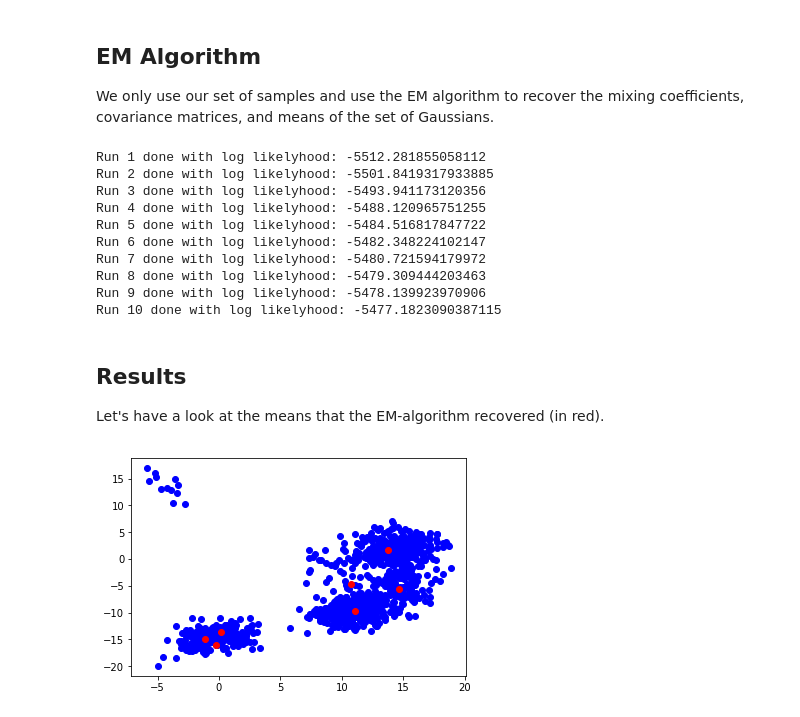
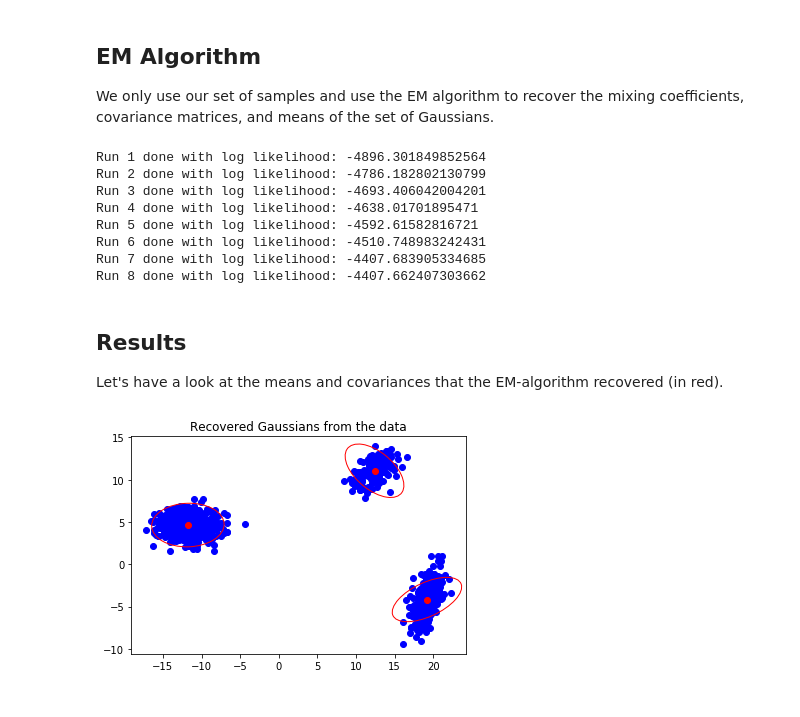
Before and after one commit to m-niemeyer/Inference_Gaussian_Mixture_EM_Algorithm, a Jupyter notebook: gaussian_mixture.ipynb, the cells around one changed output. Cells and saved outputs as stored; diff of their text form; code cells hidden in the pictures.

```diff
--- a/gaussian_mixture.ipynb
+++ b/gaussian_mixture.ipynb
@@ -21,7 +35,7 @@ def generate_mixing_coefficients(number):
     pi_v[number-1] = a
     return pi_v
 
-num_gaussian = 7
+num_gaussian = 3
 pi_v = generate_mixing_coefficients(num_gaussian)
 sigma_v = np.zeros((num_gaussian,2,2))
 sigma_v[:, 0, 0] = np.random.uniform(1, 4, size=num_gaussian)
@@ -29,9 +43,7 @@ sigma_v[:, 1, 1] = np.random.uniform(1, 4, size=num_gaussian)
 sigma_v[:, 0, 1] = np.random.normal(0, 1, size=num_gaussian)
 sigma_v[:, 1, 0] = sigma_v[:, 0, 1]
 
-mean_v = np.random.uniform(-15, 15, size=(num_gaussian, 2))
-
-#samples = np.random.multivariate_normal(mean_v[0], sigma_v[0], size=10)
+mean_v = np.random.uniform(-20, 20, size=(num_gaussian, 2))
 # %% [markdown]
 Now, we can draw samples from the mixture of Gaussians by executing the following procedure for each sample:
 1. Draw $\pi_k$ from the Categorical distribution conditioned on the vector $\mathbf{\pi_v}$ which are the mixing coefficients
@@ -63,14 +75,14 @@ for i in range(num_gaussian-1):
 pi_em[num_gaussian-1] = a
 gamma = np.zeros((num_samples, num_gaussian))
 # %%
-def log_likelyhood(x, mean_em, sigma_em, pi_em):
+def log_likelihood(x, mean_em, sigma_em, pi_em):
     s = np.sum([np.log(np.sum([pi_em[k]*multivariate_normal.pdf(x_i, mean=mean_em[k,:], cov=sigma_em[k,:,:]) for k in range(num_gaussian)])) for x_i in x])
     return s
 # %%
 epo = 1
-log_l = np.array([log_likelyhood(samples, mean_em, sigma_em, pi_em)])
+log_l = np.array([log_likelihood(samples, mean_em, sigma_em, pi_em)])
 dif = 100
-while (dif > 1 or epo>30):
+while (dif > 0.5 or epo>30):
     # E step
     for n in range(num_samples):
         s = np.sum([pi_em[k]*multivariate_normal.pdf(samples[n,:], mean=mean_em[k,:], cov=sigma_em[k,:,:]) for k in range(num_gaussian)])
@@ -84,28 +96,38 @@ while (dif > 1 or epo>30):
     pi_em = np.array([N_k[k]/num_samples for k in range(num_gaussian)])
 
     # Check Convergence criterium
-    log_l = np.append(log_l, log_likelyhood(samples, mean_em, sigma_em, pi_em))
+    log_l = np.append(log_l, log_likelihood(samples, mean_em, sigma_em, pi_em))
     dif = log_l[len(log_l)-1] - log_l[-2:-1]
-    print("Run", epo, 'done with log likelyhood:', log_l[len(log_l)-1])
+    print("Run", epo, 'done with log likelihood:', log_l[len(log_l)-1])
     epo += 1
 # %% [output]
-Run 1 done with log likelyhood: -5512.281855058112
-Run 2 done with log likelyhood: -5501.8419317933885
-Run 3 done with log likelyhood: -5493.941173120356
-Run 4 done with log likelyhood: -5488.120965751255
-Run 5 done with log likelyhood: -5484.516817847722
-Run 6 done with log likelyhood: -5482.348224102147
-Run 7 done with log likelyhood: -5480.721594179972
-Run 8 done with log likelyhood: -5479.309444203463
-Run 9 done with log likelyhood: -5478.139923970906
-Run 10 done with log likelyhood: -5477.1823090387115
+Run 1 done with log likelihood: -4896.301849852564
+Run 2 done with log likelihood: -4786.182802130799
+Run 3 done with log likelihood: -4693.406042004201
+Run 4 done with log likelihood: -4638.01701895471
+Run 5 done with log likelihood: -4592.61582816721
+Run 6 done with log likelihood: -4510.748983242431
+Run 7 done with log likelihood: -4407.683905334685
+Run 8 done with log likelihood: -4407.662407303662
 # %% [markdown]
 ## Results
 
-Let's have a look at the means that the EM-algorithm recovered (in red).
+Let's have a look at the means and covariances that the EM-algorithm recovered (in red).
-# %%
-plt.scatter(samples[:,0],samples[:,1],color='blue')
-plt.scatter(mean_em[:,0], mean_em[:,1],color='red')
-plt.show()
-# %% [output]
-[figure, removed]
+# %%
+eigen_v = [np.linalg.eig(sigma_em[k, :, :]) for k in range(num_gaussian)]
+ab = np.array([2*np.sqrt(5.99*eigen_v[k][0]) for k in range(num_gaussian)])
+max_ev = [np.argmax(ab[k], axis=0) for k in range(num_gaussian)]
+ang = [np.degrees(np.arctan(eigen_v[k][1][max_ev[k]][1]/eigen_v[k][1][max_ev[k]][0])) for k in range(num_gaussian)]
+
+plt.figure()
+ax = plt.gca()
+plt.scatter(samples[:,0],samples[:,1],color='blue')
+plt.scatter(mean_em[:,0], mean_em[:,1],color='red')
+for k in range(num_gaussian):
+    ellipse = Ellipse(mean_em[k,:], ab[k][0], ab[k][1], angle=ang[k], facecolor='none', edgecolor='red')
+    ax.add_patch(ellipse)
+
+plt.title('Recovered Gaussians from the data')
+plt.show()
+# %% [output]
+[figure, added]
```
Also changed, not shown: parts of 3 cells of this notebook, 1 other file.
